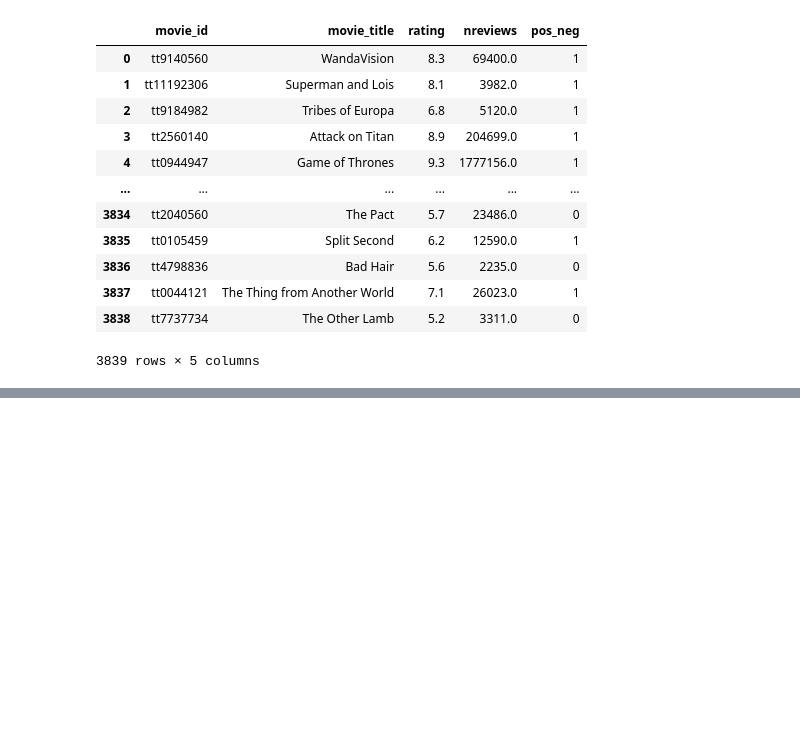
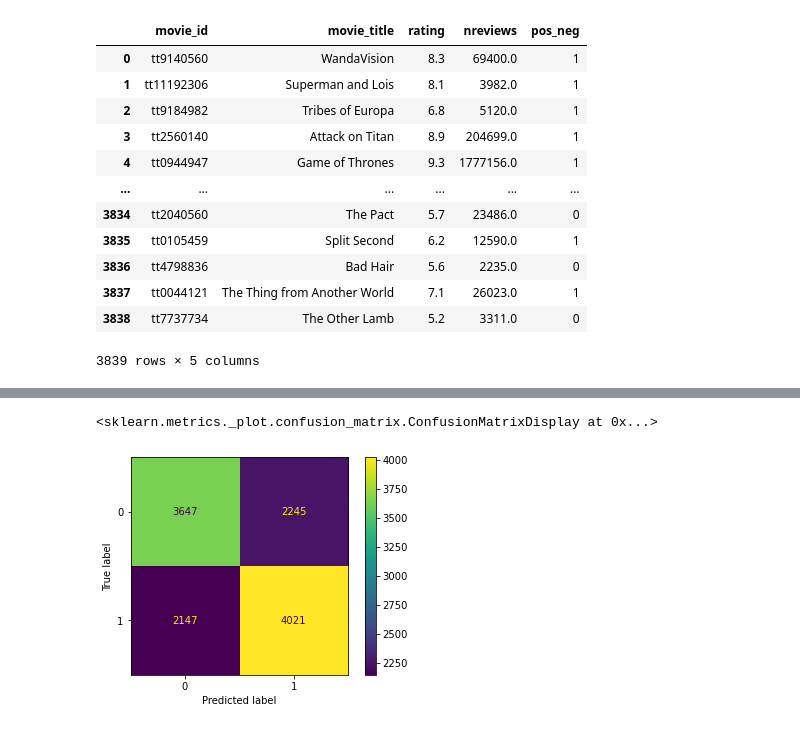
Before and after one commit to williampryor/IMDB_Machine_Learning_Sentiment_Analysis, a Jupyter notebook: machine_learning_model.ipynb, the cells around one changed output, grey strips where cells are left out. Drawn from its saved outputs; the diff is of its cells as text; code cells hidden in the pictures; blank space fills up the shorter version.

```diff
--- a/machine_learning_model.ipynb
+++ b/machine_learning_model.ipynb
@@ -161,8 +141,0 @@ text_tf= tf.fit_transform(cleaner_movie['rating_text'])
-# %%
-from sklearn.model_selection import train_test_split
-X_train, X_test, y_train, y_test = train_test_split(
-    text_tf, cleaner_movie['pos_neg_ind'], test_size=0.8, random_state=1)
-# %%
-clf = MultinomialNB().fit(X_train, y_train)
-predicted= clf.predict(X_test)
-print("MultinomialNB Accuracy:",metrics.accuracy_score(y_test, predicted))
@@ -170,0 +169,6 @@ MultinomialNB Accuracy: 0.8408091468777484
+# %%
+from sklearn.metrics import plot_confusion_matrix
+plot_confusion_matrix(clf, X_test, y_test)
+# %% [output]
+<sklearn.metrics._plot.confusion_matrix.ConfusionMatrixDisplay at 0x...>
+[figure, added]
```
Also changed, not shown: parts of 19 cells of this notebook.
